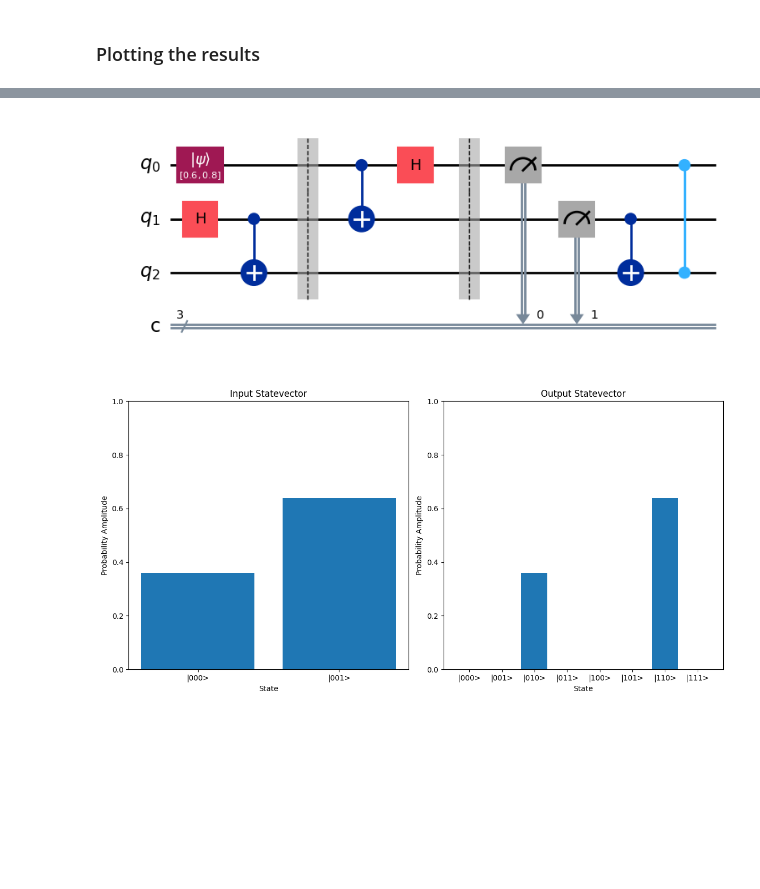
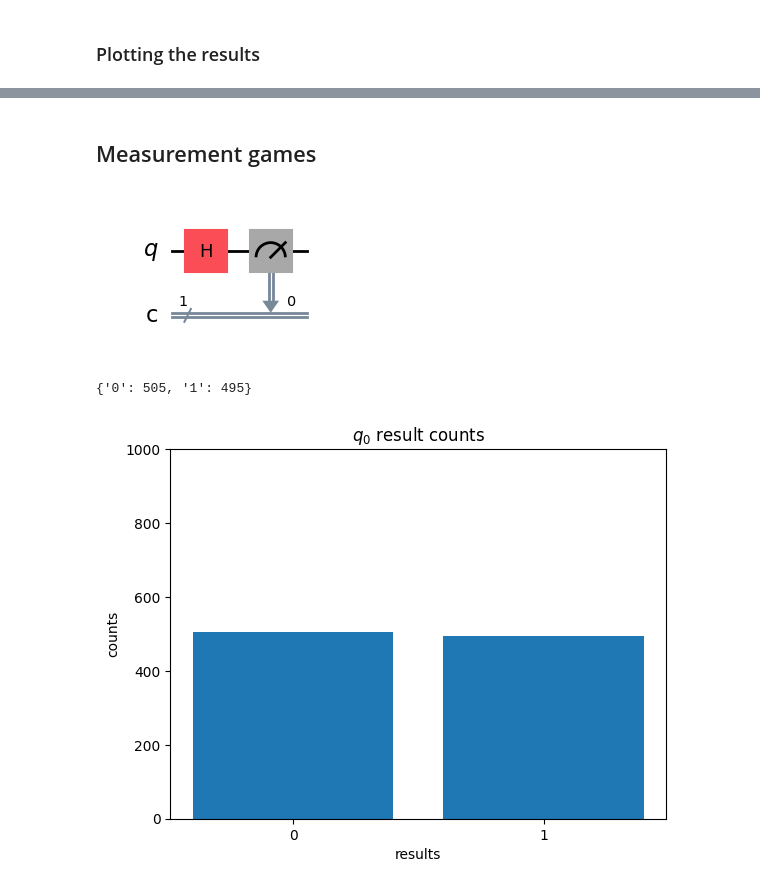
Before and after one commit to DeDuckProject/teleportation-example, a Jupyter notebook: teleportation.ipynb, the cells around one changed output, grey strips where cells are left out. Cells and saved outputs as stored; diff of their text form; code cells hidden in the pictures; blank space fills up the shorter version.

```diff
--- a/teleportation.ipynb
+++ b/teleportation.ipynb
@@ -160,24 +173,52 @@ Output Statevector: Statevector([0. +0.00000000e+00j, 0. +0.00000000e+00j, 0.6+0
-# %%
-# Plot the amplitudes of the input and output statevectors
-def plot_amplitudes(statevector, title):
-    amplitudes = np.abs(statevector.data) ** 2
-    plt.bar(range(len(amplitudes)), amplitudes)
-    plt.xlabel('State')
-    plt.ylabel('Probability Amplitude')
-    plt.title(title)
-    plt.xticks(range(len(amplitudes)), [f'|{i:03b}>' for i in range(len(amplitudes))])
-    plt.ylim(0, 1)
-
-plt.figure(figsize=(12, 6))
-
-plt.subplot(1, 2, 1)
-plot_amplitudes(input_sv, 'Input Statevector')
-
-plt.subplot(1, 2, 2)
-plot_amplitudes(output_sv, 'Output Statevector')
-
-plt.tight_layout()
-plt.show()
-# %% [output]
-[figure, removed]
-[figure, removed]
+# %% [markdown]
+## Measurement games
+# %%
+# Step 1: Create the quantum circuit
+qc = QuantumCircuit(1, 1)
+
+qc.h(0)
+# qc.measure(0,0)
+# qc.h(0)
+
+qc.measure(0,0)
+
+qc.draw('mpl')
+# %% [output]
+[figure, added]
+# %%
+# Step 7: Simulate the circuit
+backend_qasm = Aer.get_backend('qasm_simulator')
+
+compiled_qc = transpile(qc, backend_qasm)
+result_qasm = backend_qasm.run(compiled_qc, shots=1000).result()
+counts = result_qasm.get_counts()
+
+counts
+# %% [output]
+{'0': 505, '1': 495}
+# %%
+# Ensure both '0' and '1' are in the data
+if '0' not in counts:
+    counts['0'] = 0
+if '1' not in counts:
+    counts['1'] = 0
+
+# Extract keys and values
+labels = list(counts.keys())
+values = list(counts.values())
+
+# Create the bar plot
+plt.bar(labels, values)
+
+# Add labels and title
+plt.xlabel('results')
+plt.ylabel('counts')
+plt.title('$q_0$ result counts')
+
+# Set y-axis limit from 0 to 100
+plt.ylim(0, sum(values))
+
+# Show the plot
+plt.show()
+# %% [output]
+[figure, added]
```
Also changed, not shown: parts of 15 cells of this notebook.
